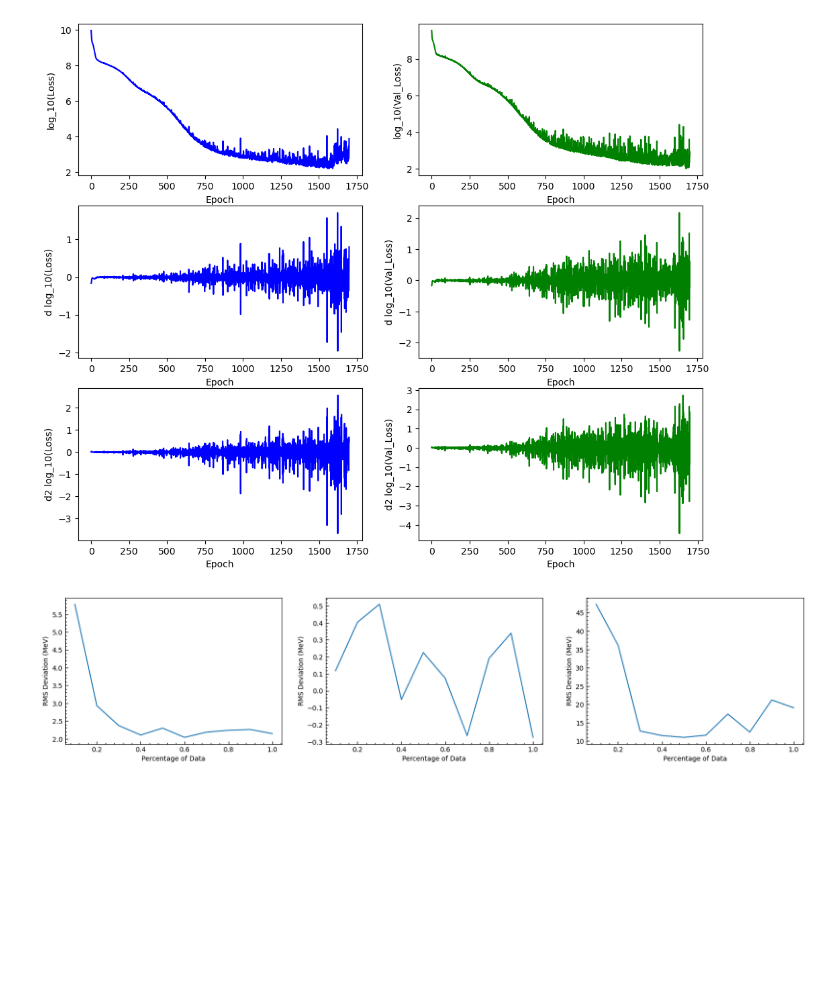
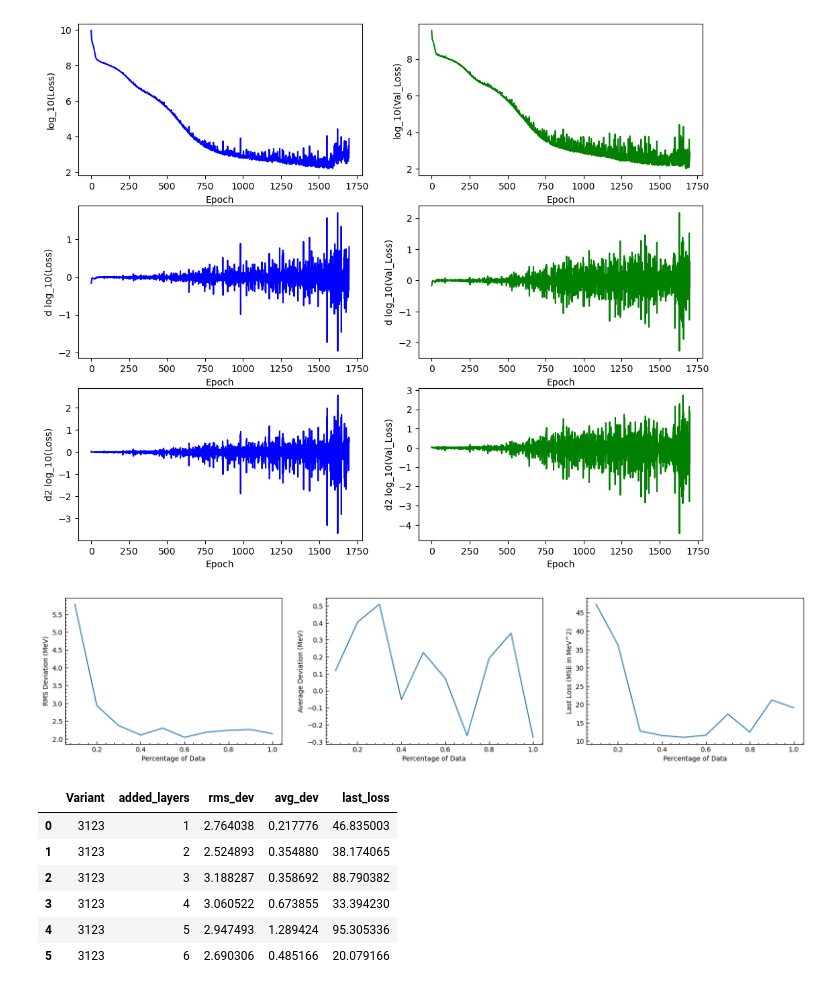
Before and after one commit to mzyudhistira/BSk24-Emu, a Jupyter notebook: analysis.ipynb, the cells around one changed output. Drawn from its saved outputs; the diff is of its cells as text; code cells hidden in the pictures; blank space fills up the shorter version.

Commit message:
fix single variant layers

```diff
--- a/analysis.ipynb
+++ b/analysis.ipynb
@@ -37,13 +37,37 @@ axes[0].set_xlabel("Percentage of Data")
 utils.set_tick(axes[0])
 
 axes[1].plot(percentage_data["Percentage"], percentage_data["avg_dev"])
-axes[1].set_ylabel("Average Deviation")
+axes[1].set_ylabel("Average Deviation (MeV)")
 axes[1].set_xlabel("Percentage of Data")
 utils.set_tick(axes[1])
 
 axes[2].plot(percentage_data["Percentage"], percentage_data["last_loss"])
-axes[2].set_ylabel("RMS Deviation (MeV)")
+axes[2].set_ylabel("Last Loss (MSE in MeV^2)")
 axes[2].set_xlabel("Percentage of Data")
 utils.set_tick(axes[2])
 # %% [output]
 [figure]
+# %%
+layer_data = pd.read_csv("data/output/250505/layer_effect.csv")
+axes[0].plot(layer_data["added_layers"], layer_data["rms_dev"])
+axes[0].set_ylabel("RMS Deviation (MeV)")
+axes[0].set_xlabel("Number of Added Layers")
+utils.set_tick(axes[0])
+
+axes[1].plot(layer_data["added_layers"], layer_data["avg_dev"])
+axes[1].set_ylabel("Average Deviation (MeV)")
+axes[1].set_xlabel("Number of Added Layers")
+utils.set_tick(axes[1])
+
+axes[2].plot(percentage_data["Percentage"], percentage_data["last_loss"])
+axes[2].set_ylabel("Last Loss (MSE in MeV^2)")
+axes[2].set_xlabel("Percentage of Data")
+utils.set_tick(axes[2])
+# %% [output]
+|  | Variant | added_layers | rms_dev | avg_dev | last_loss |
+| 0 | 3123 | 1 | 2.764038 | 0.217776 | 46.835003 |
+| 1 | 3123 | 2 | 2.524893 | 0.354880 | 38.174065 |
+| 2 | 3123 | 3 | 3.188287 | 0.358692 | 88.790382 |
+| 3 | 3123 | 4 | 3.060522 | 0.673855 | 33.394230 |
+| 4 | 3123 | 5 | 2.947493 | 1.289424 | 95.305336 |
+| 5 | 3123 | 6 | 2.690306 | 0.485166 | 20.079166 |
```
Also changed, not shown: parts of 1 cell of this notebook, 1 other file.
